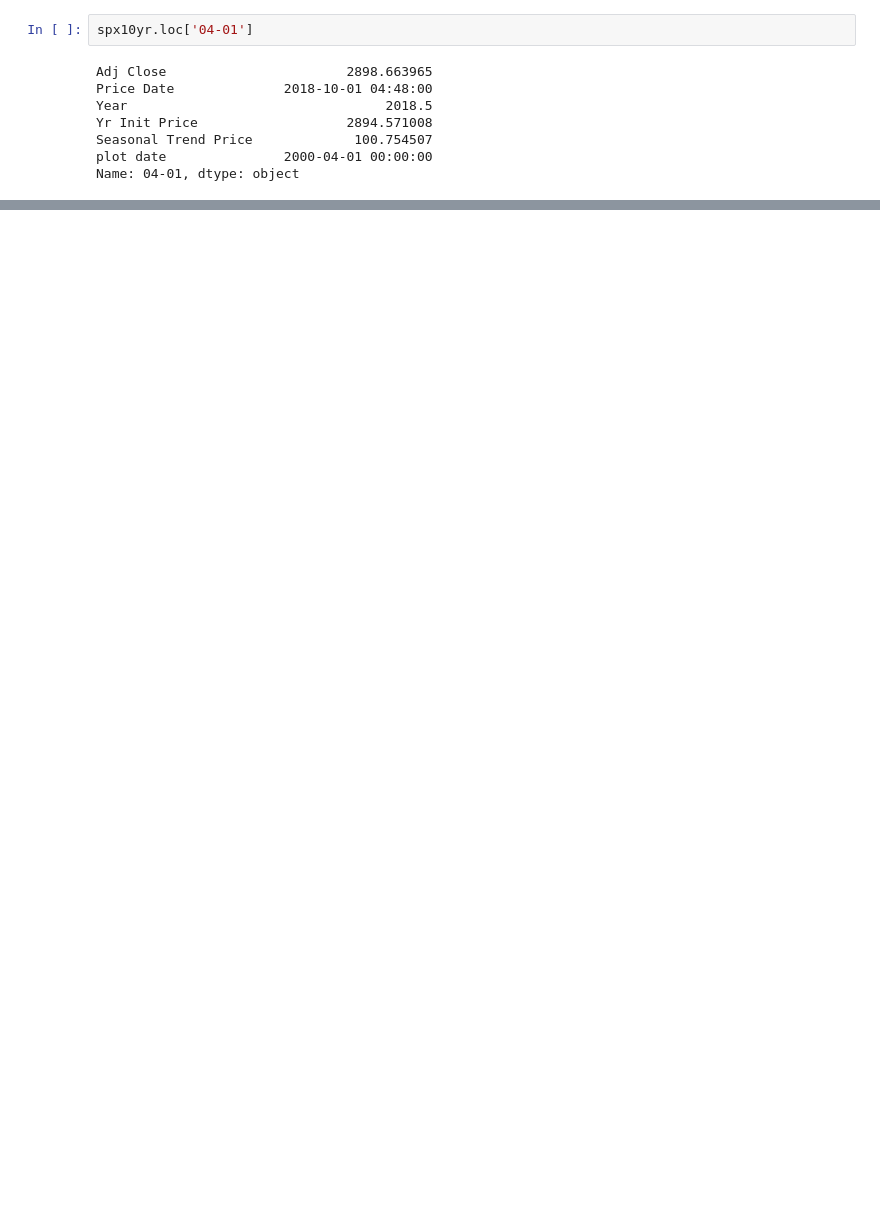
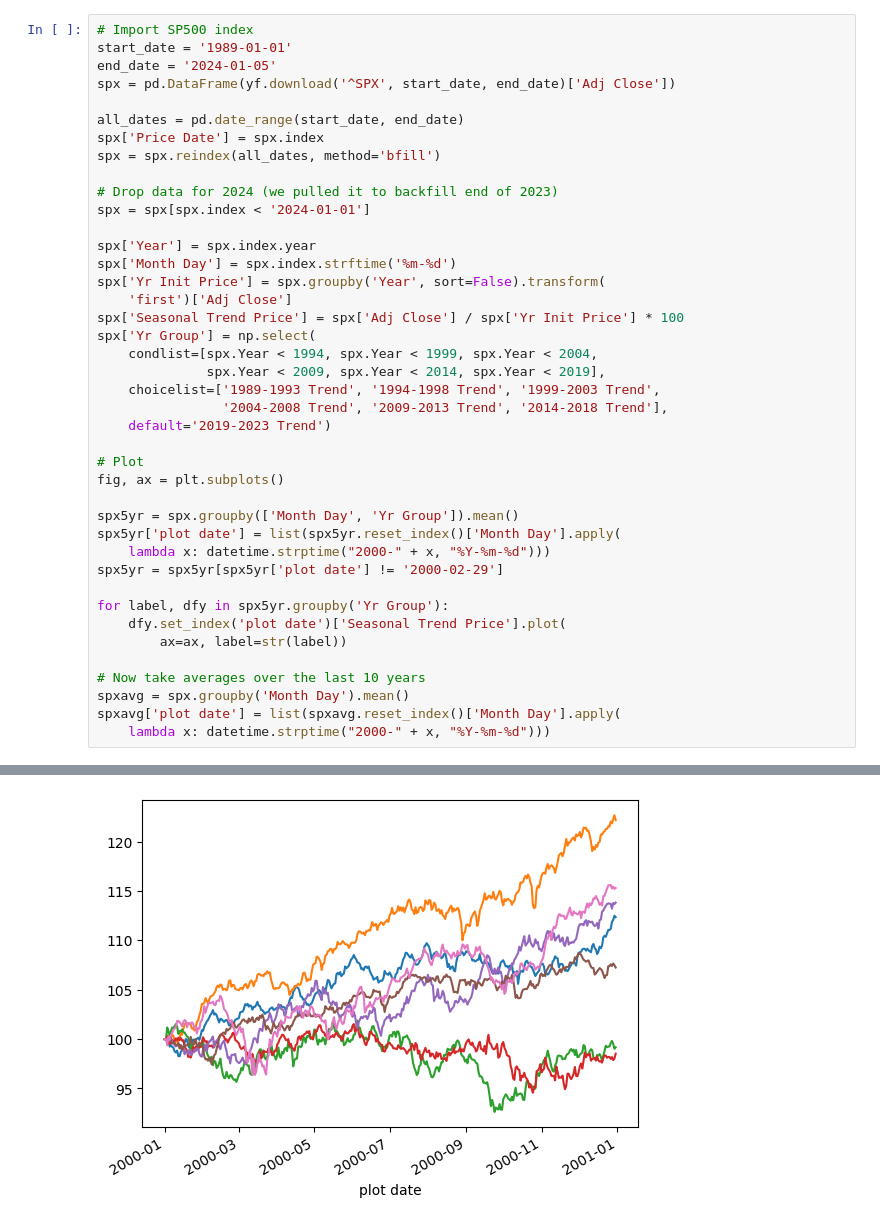
Before and after one commit to raywang202/technical-trading, a Jupyter notebook: Data Extract.ipynb, the cells around one changed output, grey strips where cells are left out. Cells and saved outputs as stored; diff of their text form; blank space fills up the shorter version.

```diff
--- a/Data Extract.ipynb
+++ b/Data Extract.ipynb
@@ -126,10 +76,42 @@ ax.axhline(y=100,color='blue')
-# %%
-spx10yr.loc['04-01']
-# %% [output]
-Adj Close                       2898.663965
-Price Date              2018-10-01 04:48:00
-Year                                 2018.5
-Yr Init Price                   2894.571008
-Seasonal Trend Price             100.754507
-plot date               2000-04-01 00:00:00
-Name: 04-01, dtype: object
+# %%
+# Import SP500 index
+start_date = '1989-01-01'
+end_date = '2024-01-05'
+spx = pd.DataFrame(yf.download('^SPX', start_date, end_date)['Adj Close'])
+
+all_dates = pd.date_range(start_date, end_date)
+spx['Price Date'] = spx.index
+spx = spx.reindex(all_dates, method='bfill')
+
+# Drop data for 2024 (we pulled it to backfill end of 2023)
+spx = spx[spx.index < '2024-01-01']
+
+spx['Year'] = spx.index.year
+spx['Month Day'] = spx.index.strftime('%m-%d')
+spx['Yr Init Price'] = spx.groupby('Year', sort=False).transform(
+    'first')['Adj Close']
+spx['Seasonal Trend Price'] = spx['Adj Close'] / spx['Yr Init Price'] * 100
+spx['Yr Group'] = np.select(
+    condlist=[spx.Year < 1994, spx.Year < 1999, spx.Year < 2004,
+              spx.Year < 2009, spx.Year < 2014, spx.Year < 2019],
+    choicelist=['1989-1993 Trend', '1994-1998 Trend', '1999-2003 Trend',
+                '2004-2008 Trend', '2009-2013 Trend', '2014-2018 Trend'],
+    default='2019-2023 Trend')
+
+# Plot
+fig, ax = plt.subplots()
+
+spx5yr = spx.groupby(['Month Day', 'Yr Group']).mean()
+spx5yr['plot date'] = list(spx5yr.reset_index()['Month Day'].apply(
+    lambda x: datetime.strptime("2000-" + x, "%Y-%m-%d")))
+spx5yr = spx5yr[spx5yr['plot date'] != '2000-02-29']
+
+for label, dfy in spx5yr.groupby('Yr Group'):
+    dfy.set_index('plot date')['Seasonal Trend Price'].plot(
+        ax=ax, label=str(label))
+
+# Now take averages over the last 10 years
+spxavg = spx.groupby('Month Day').mean()
+spxavg['plot date'] = list(spxavg.reset_index()['Month Day'].apply(
+    lambda x: datetime.strptime("2000-" + x, "%Y-%m-%d")))
+# %% [output]
@@ -135,0 +120 @@ Name: 04-01, dtype: object
+[figure, added]
```
Also changed, not shown: parts of 20 cells of this notebook, 2 other files.
